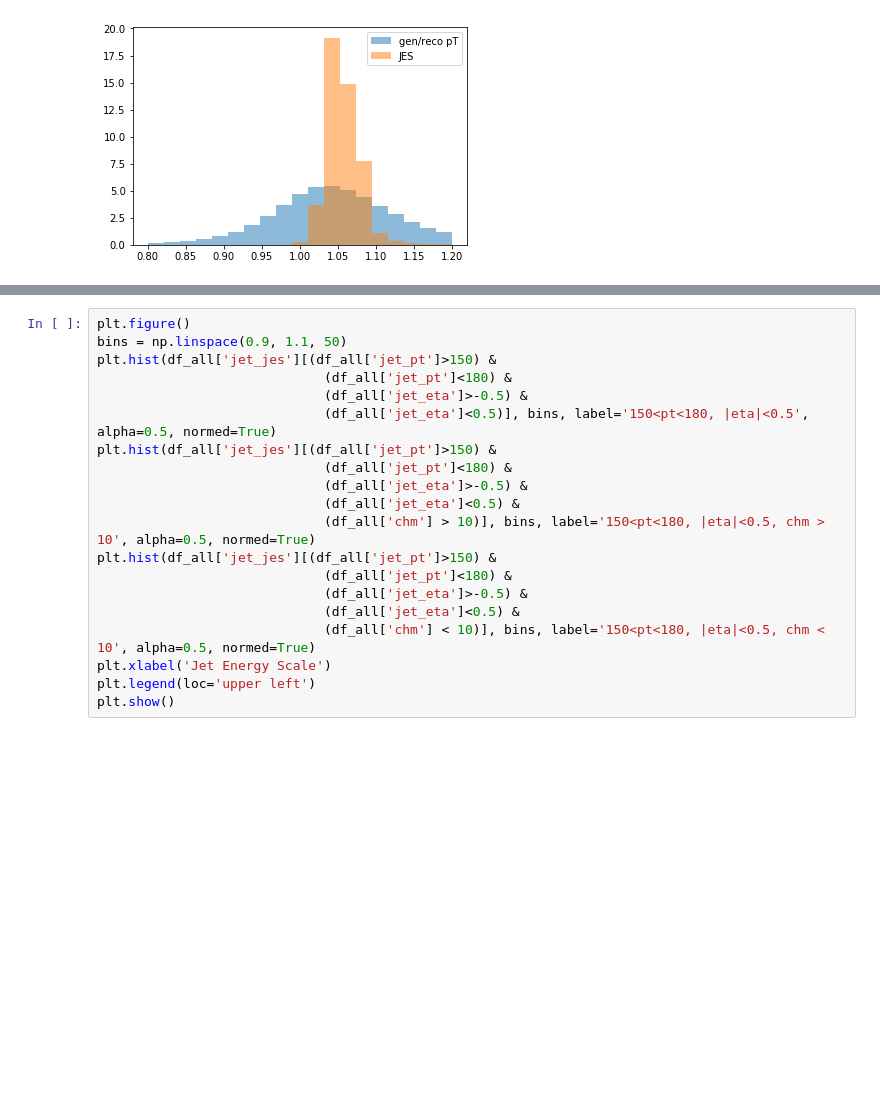
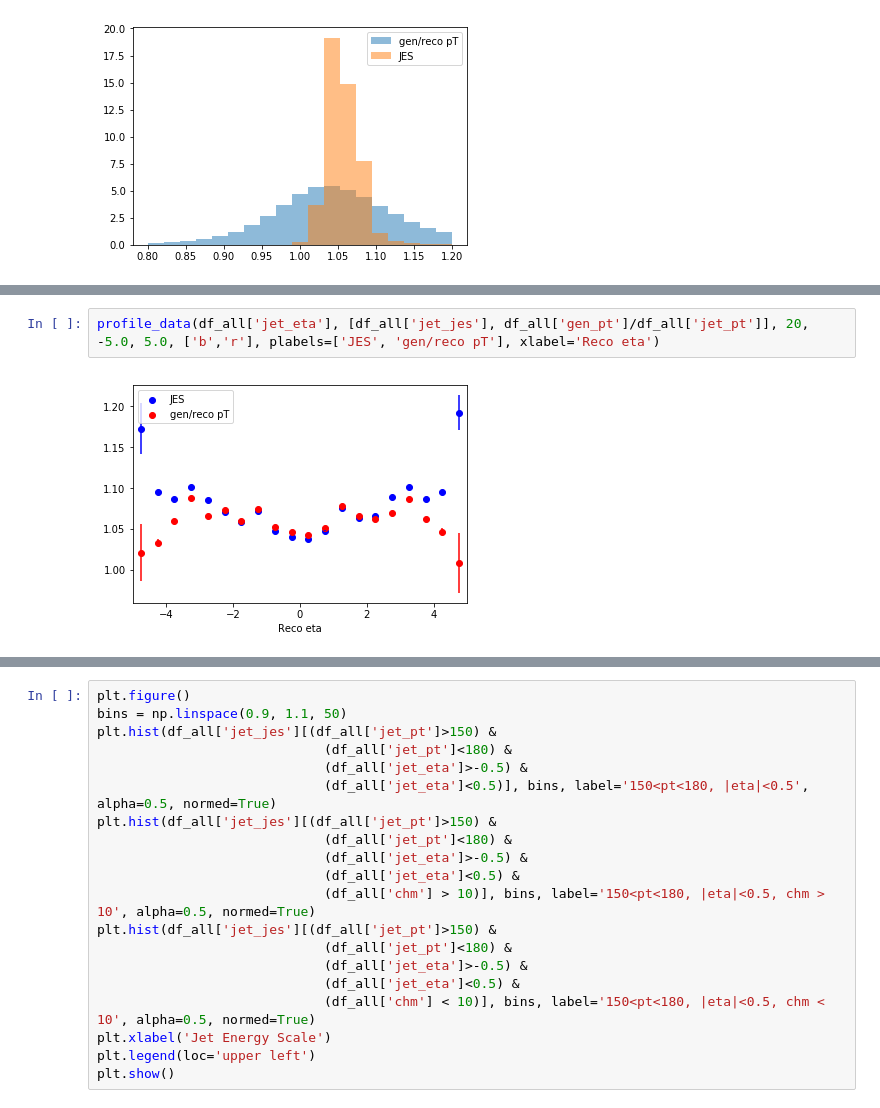
Before and after one commit to MLBasedJEC/DeepJEC, a Jupyter notebook: preprocess.ipynb, the cells around one changed output, grey strips where cells are left out. Saved outputs shown, nothing was run; the diff lists cells and outputs as text; blank space fills up the shorter version.

```diff
--- a/preprocess.ipynb
+++ b/preprocess.ipynb
@@ -183,0 +189,4 @@ plt.show()
+# %%
+profile_data(df_all['jet_eta'], [df_all['jet_jes'], df_all['gen_pt']/df_all['jet_pt']], 20, -5.0, 5.0, ['b','r'], plabels=['JES', 'gen/reco pT'], xlabel='Reco eta')
+# %% [output]
+[figure, added]
```
Also changed, not shown: parts of 17 cells of this notebook.
